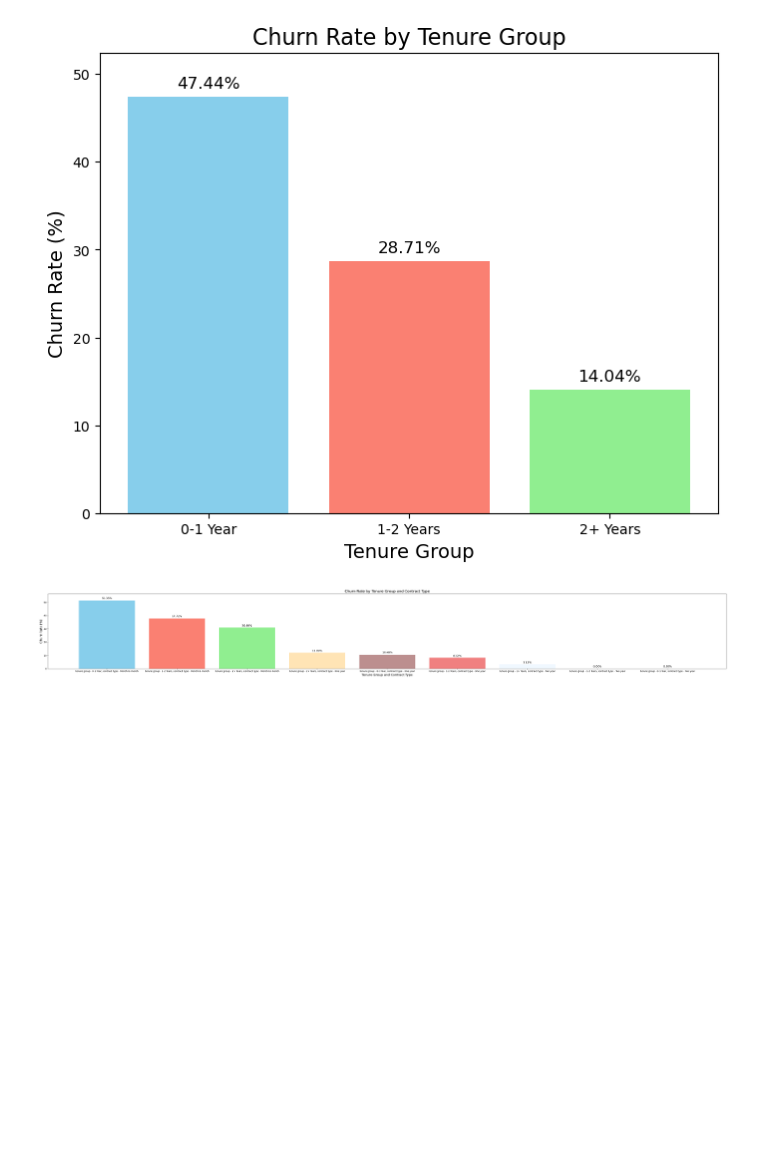
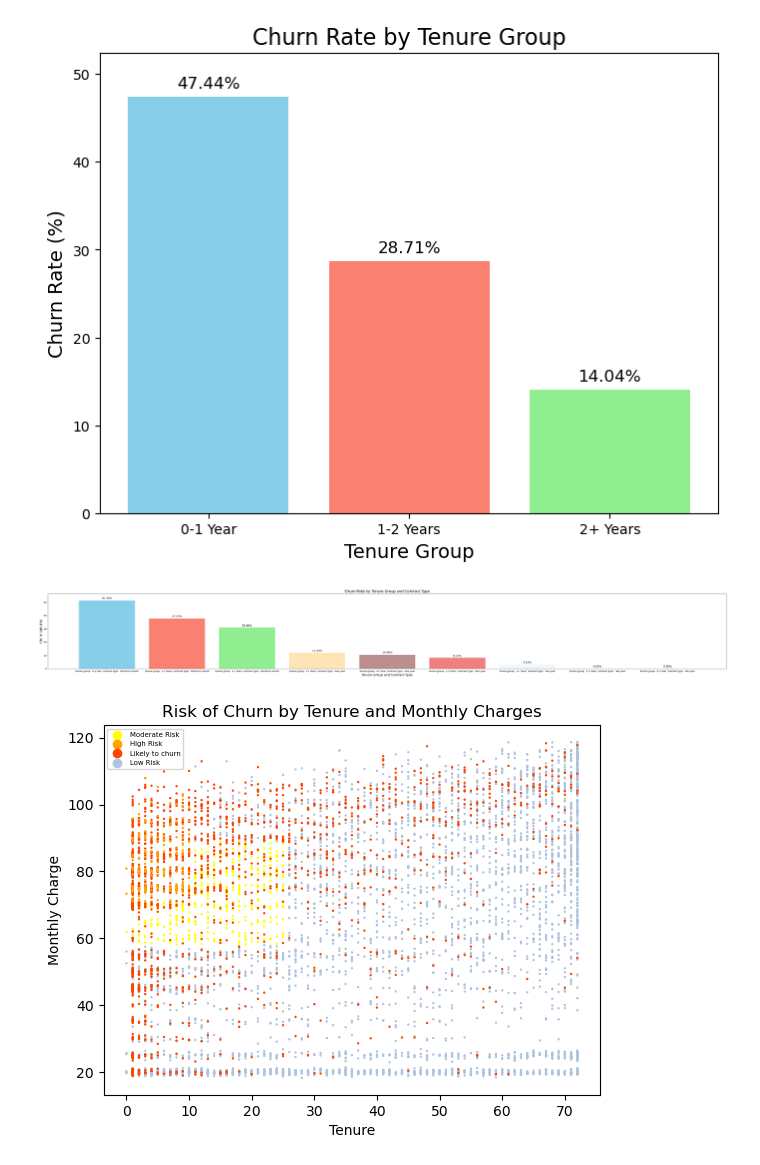
Before and after one commit to Bisolaafro/customer_churn_analysis, a Jupyter notebook: visualizations.ipynb, the cells around one changed output. Drawn from its saved outputs; the diff is of its cells as text; code cells hidden in the pictures; blank space fills up the shorter version.

Commit message:
visualization for churn risk

```diff
--- a/visualizations.ipynb
+++ b/visualizations.ipynb
@@ -496,3 +496,45 @@ plt.show()
 # %% [output]
 [figure]
 [figure]
+# %%
+# Load csv
+file_path = 'analysis_files/tenure_churn_risk.csv'
+tenure_churn_risk = pd.read_csv(file_path)
+
+
+
+def risk_color(risk):
+  if risk == "Moderate Risk":
+    return 'yellow'
+  elif risk == "High Risk":
+    return 'orange'
+  elif risk == "Likely to churn":
+    return 'orangered'
+  elif risk == 'Low Risk':
+    return 'lightsteelblue'
+
+# Apply risk_color function to the 'churn_risk' column
+colors = tenure_churn_risk['churn_risk'].apply(risk_color)
+
+# Plot data
+plt.scatter(tenure_churn_risk['tenure'], tenure_churn_risk['monthlycharges'], s = 0.5,
+             color=colors, marker='o')
+plt.xlabel('Tenure')
+plt.ylabel('Monthly Charge')
+plt.title('Risk of Churn by Tenure and Monthly Charges')
+
+# Create a legend
+color_mapping = {
+    "Moderate Risk": 'yellow',
+    "High Risk": 'orange',
+    "Likely to churn": 'orangered',
+    "Low Risk": 'lightsteelblue'
+}
+for risk, color in color_mapping.items():
+    plt.scatter([], [], color=color, label=risk)  # Empty scatter points for legend
+plt.legend(loc=2, prop={'size': 5})
+
+
+plt.show()
+# %% [output]
+[figure, added]
```
Also changed, not shown: 1 other file.
